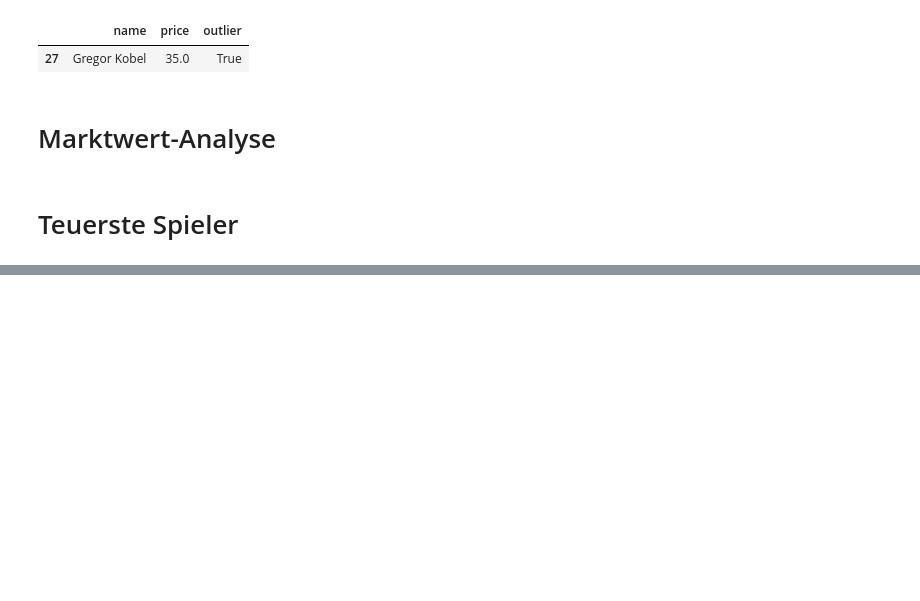
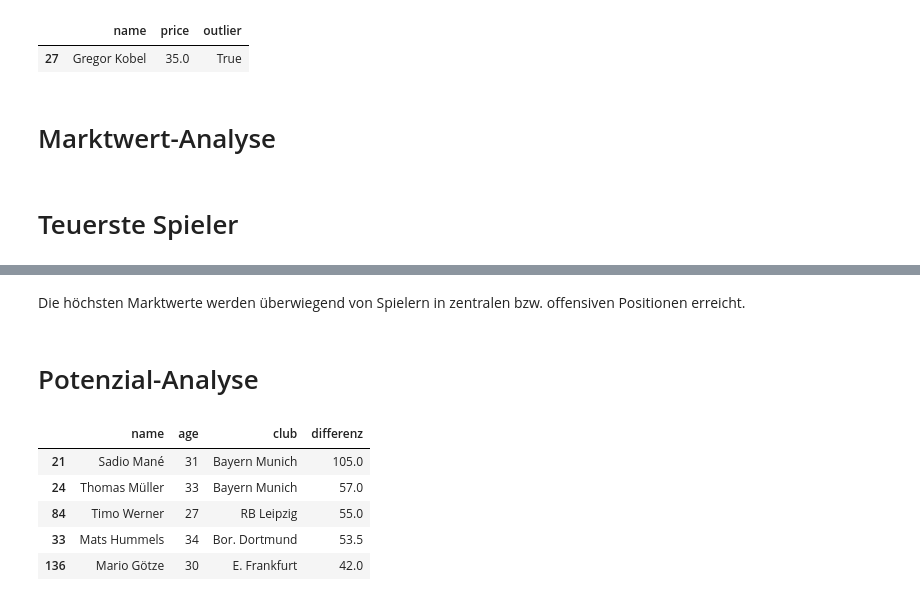
Before and after one commit to PatrikBartos/First-Pandas-Projekt, a Jupyter notebook: notebooks/main.ipynb, the cells around one changed output, grey strips where cells are left out. Drawn from its saved outputs; the diff is of its cells as text; code cells hidden in the pictures; blank space fills up the shorter version.

```diff
--- a/notebooks/main.ipynb
+++ b/notebooks/main.ipynb
@@ -563,0 +565,15 @@ Name: 47, dtype: object
+# %% [markdown]
+Die höchsten Marktwerte werden überwiegend von Spielern in zentralen bzw. offensiven Positionen erreicht.
+# %% [markdown]
+# Potenzial-Analyse
+# %%
+data_frame["differenz"] = (data_frame["max_price"] - data_frame["price"])
+max_differenz = data_frame.sort_values(by="differenz", ascending=False).head(5)[["name", "age", "club", "differenz"]]
+max_differenz
+# %% [output]
+|  | name | age | club | differenz |
+| 21 | Sadio Mané | 31 | Bayern Munich | 105.0 |
+| 24 | Thomas Müller | 33 | Bayern Munich | 57.0 |
+| 84 | Timo Werner | 27 | RB Leipzig | 55.0 |
+| 33 | Mats Hummels | 34 | Bor. Dortmund | 53.5 |
+| 136 | Mario Götze | 30 | E. Frankfurt | 42.0 |
```
Also changed, not shown: parts of 6 cells of this notebook.
